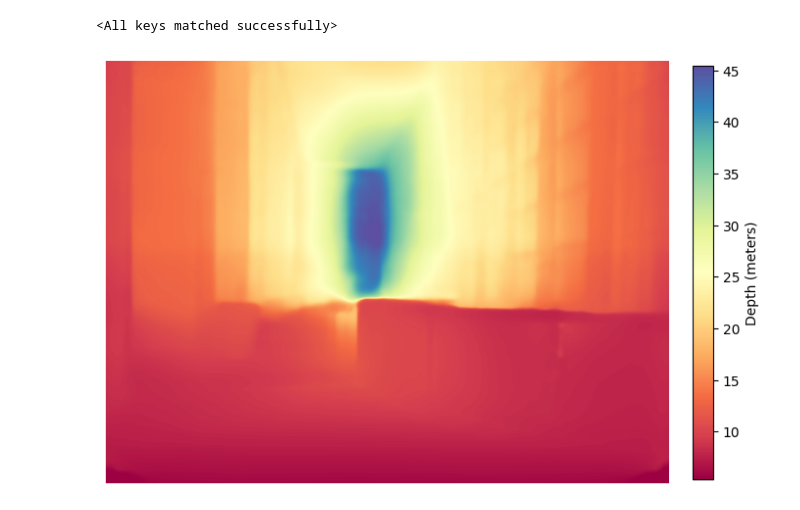
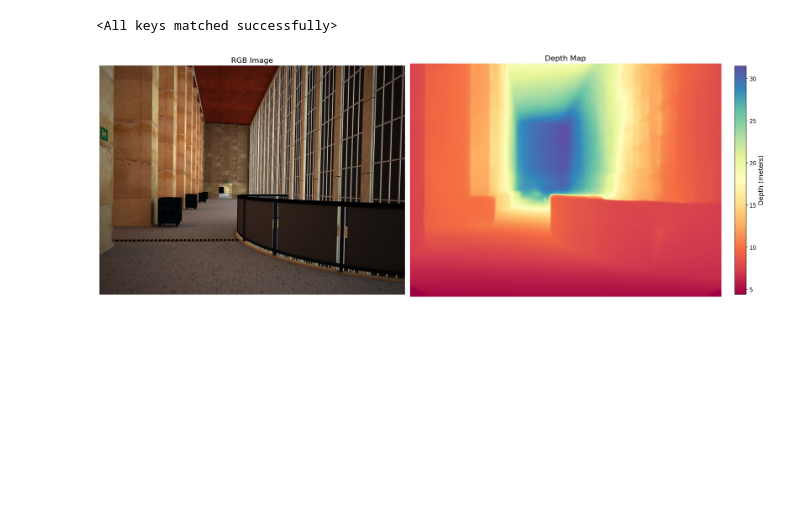
Before and after one commit to smh-hosseiny/MetricDepthNet, a Jupyter notebook: demo.ipynb, the cells around one changed output. Saved outputs shown, nothing was run; the diff lists cells and outputs as text; code cells hidden in the pictures; blank space fills up the shorter version.

```diff
--- a/demo.ipynb
+++ b/demo.ipynb
@@ -16,6 +16,11 @@ with open('configs/config_v2_vits14.json') as f:
 
 model = UniDepthV2(config)
 # %%
-model.load_state_dict(torch.load('checkpoint/latest.pth', map_location='cpu')['model'], strict=True)
+model.load_state_dict(torch.load('.checkpoint/latest.pth', map_location='cpu')['model'], strict=True)
+
+
+DEVICE = 'cuda' if torch.cuda.is_available() else 'mps' if torch.backends.mps.is_available() else 'cpu'
+
+model = model.to(DEVICE)
 # %% [output]
 <All keys matched successfully>
@@ -46,28 +48,44 @@ with torch.no_grad():
 # %%
 min_depth = depth.min()
 max_depth = depth.max()
 
 # Normalize the depth map
 depth_normalized = (depth - min_depth) / (max_depth - min_depth)
 
 # Apply colormap
 cmap = plt.get_cmap('Spectral')
 depth_color = (cmap(depth_normalized)[:, :, :3] * 255).astype(np.uint8)
 
-# Visualize the depth map with colorbar
-fig, ax = plt.subplots(figsize=(8, 6))
-ax.axis('off')
-img = ax.imshow(depth_color)
+# Create a figure with two subplots side by side, with the depth map larger
+fig, (ax1, ax2) = plt.subplots(1, 2, figsize=(20, 8), gridspec_kw={'width_ratios': [1, 1.1]})
+
+# Plot RGB image
+ax1.imshow(np.array(raw_img))
+ax1.axis('off')
+ax1.set_title('RGB Image', fontsize=16)
+
+# Plot depth map
+img = ax2.imshow(depth_color)
+ax2.axis('off')
+ax2.set_title('Depth Map', fontsize=16)
 
 # Create colorbar
 norm = matplotlib.colors.Normalize(vmin=min_depth, vmax=max_depth)
 sm = plt.cm.ScalarMappable(cmap=cmap, norm=norm)
 sm.set_array([])
 
-# Adding colorbar below the image
-cbar = fig.colorbar(sm, ax=ax, orientation='vertical', fraction=0.034, pad=0.04)
-cbar.set_label('Depth (meters)')
+# Adding colorbar to the right of the depth map
+cbar = fig.colorbar(sm, ax=ax2, orientation='vertical', fraction=0.034, pad=0.04)
+cbar.set_label('Depth (meters)', fontsize=14)
+cbar.ax.tick_params(labelsize=12)
 
+# Adjust layout to prevent overlap
+plt.tight_layout()
+
+# Save the figure
+# plt.savefig('rgb_depth_comparison.png', dpi=300, bbox_inches='tight')
+
+# Display the plot
 plt.show()
 # %% [output]
-[figure, old version]
+[figure, new version]
```
Also changed, not shown: parts of 5 cells of this notebook, 5 other files.
